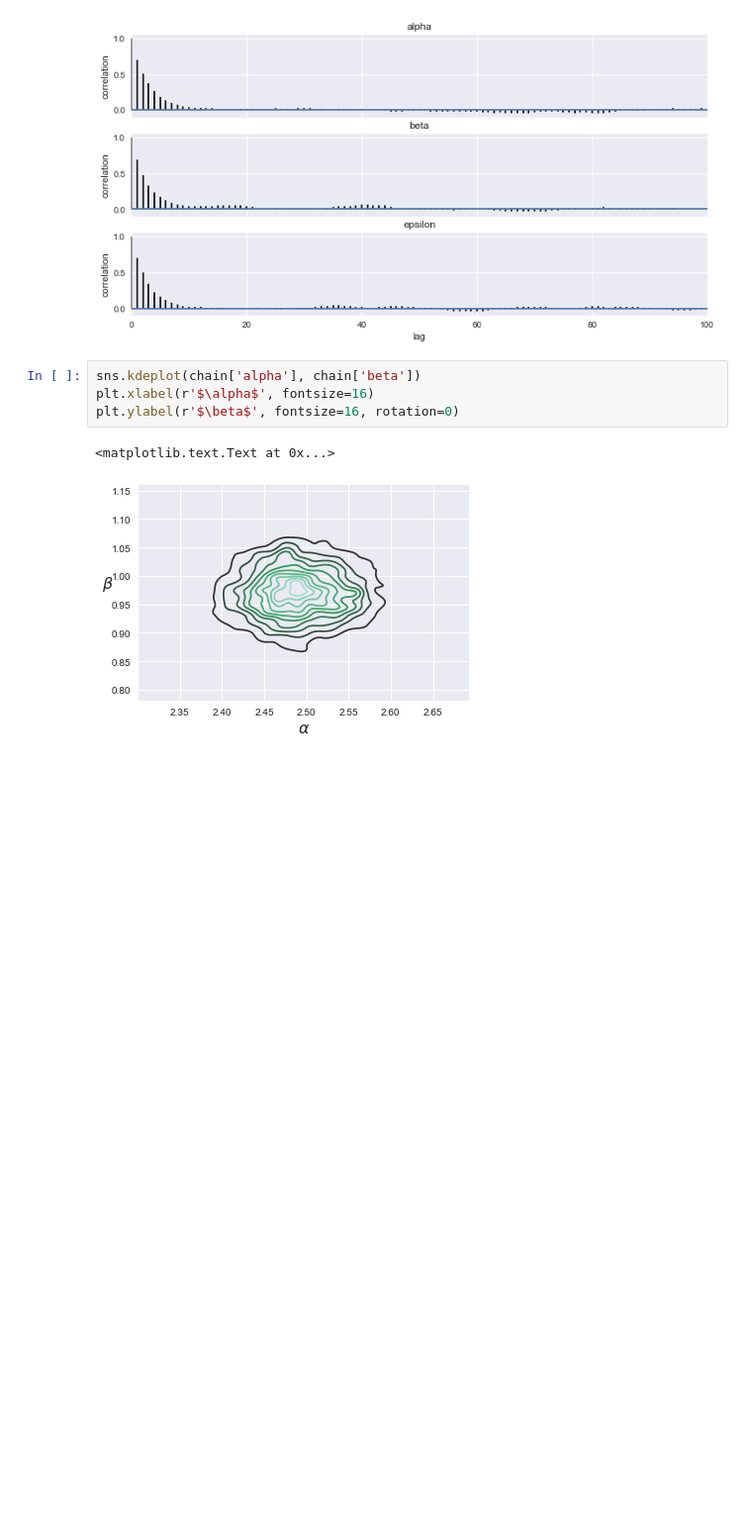
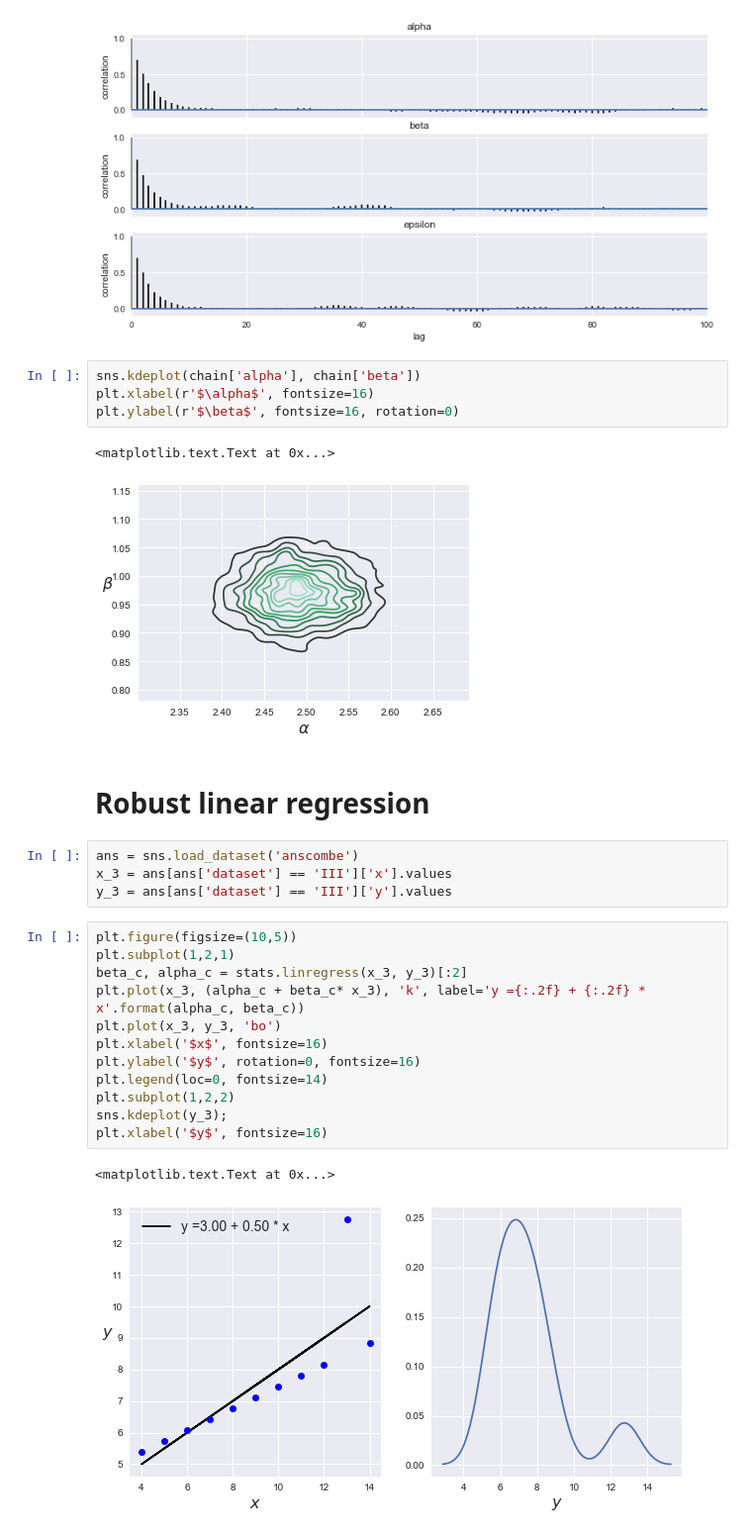
Before and after one commit to aenfield/random, a Jupyter notebook: pymc3book/Chapter04-LinearRegression.ipynb, the cells around one changed output. Shown at 99% size. Cells and saved outputs as stored; diff of their text form; blank space fills up the shorter version.

Commit message:
Finished through mmultiple linear regression in ch4.

```diff
--- a/pymc3book/Chapter04-LinearRegression.ipynb
+++ b/pymc3book/Chapter04-LinearRegression.ipynb
@@ -156,3 +156,24 @@ plt.ylabel(r'$\beta$', fontsize=16, rotation=0)
 # %% [output]
 <matplotlib.text.Text at 0x...>
 [figure]
+# %% [markdown]
+# Robust linear regression
+# %%
+ans = sns.load_dataset('anscombe')
+x_3 = ans[ans['dataset'] == 'III']['x'].values
+y_3 = ans[ans['dataset'] == 'III']['y'].values
+# %%
+plt.figure(figsize=(10,5))
+plt.subplot(1,2,1)
+beta_c, alpha_c = stats.linregress(x_3, y_3)[:2]
+plt.plot(x_3, (alpha_c + beta_c* x_3), 'k', label='y ={:.2f} + {:.2f} * x'.format(alpha_c, beta_c))
+plt.plot(x_3, y_3, 'bo')
+plt.xlabel('$x$', fontsize=16)
+plt.ylabel('$y$', rotation=0, fontsize=16)
+plt.legend(loc=0, fontsize=14)
+plt.subplot(1,2,2)
+sns.kdeplot(y_3);
+plt.xlabel('$y$', fontsize=16)
+# %% [output]
+<matplotlib.text.Text at 0x...>
+[figure, added]
```
Also changed, not shown: parts of 39 cells of this notebook, 1 other file.
